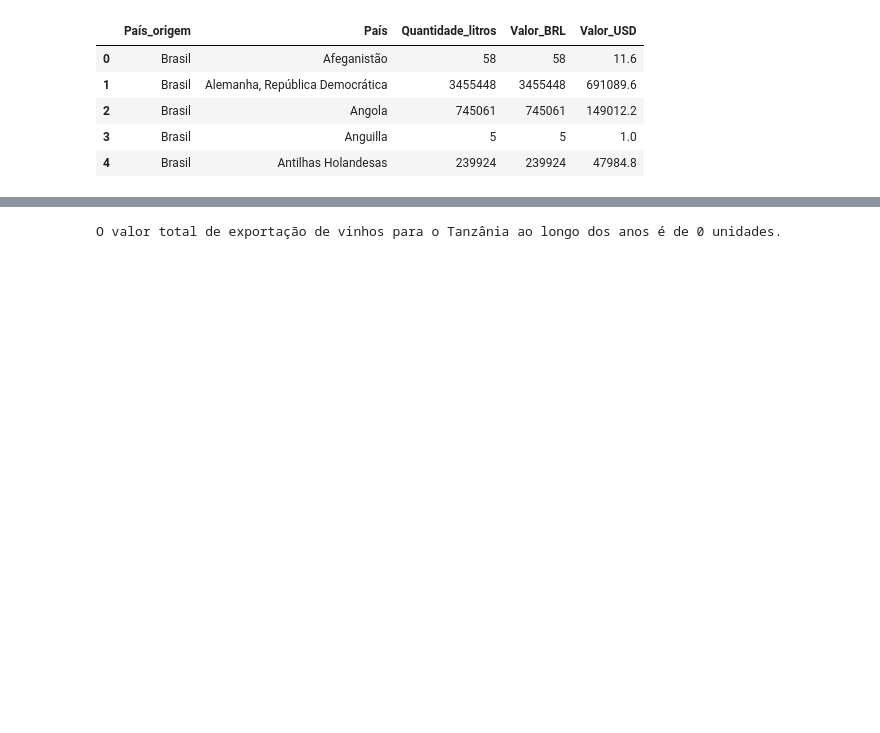
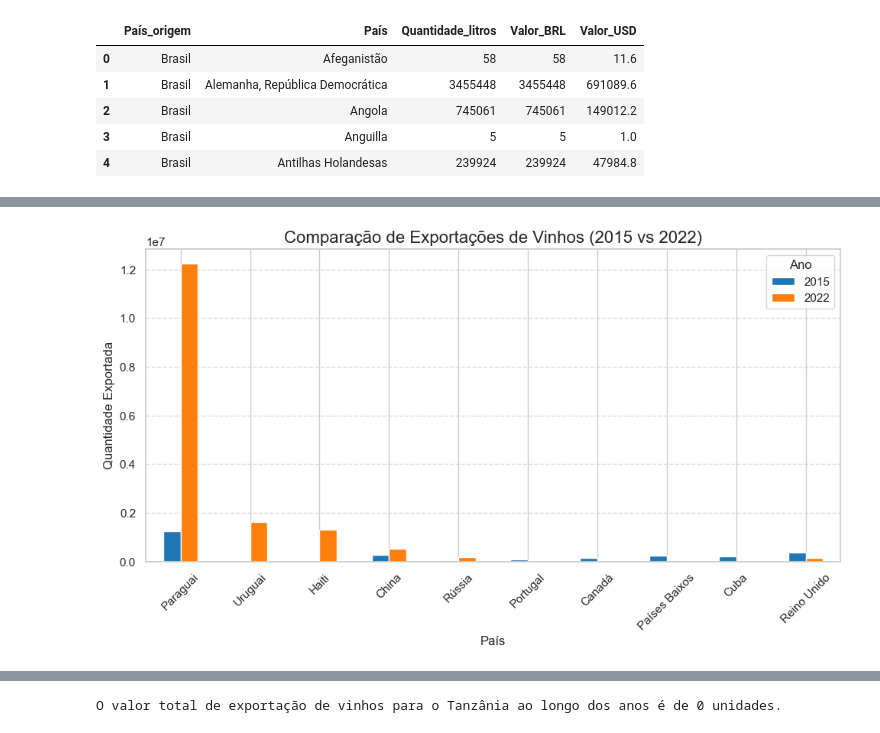
Before and after one commit to modelonulo/pos-fiap-ml, a Jupyter notebook: fase1_tech_challenge/camila_delduca_challange_fase1.ipynb, the cells around one changed output, grey strips where cells are left out. Saved outputs shown, nothing was run; the diff lists cells and outputs as text; code cells hidden in the pictures; blank space fills up the shorter version.

```diff
--- a/fase1_tech_challenge/camila_delduca_challange_fase1.ipynb
+++ b/fase1_tech_challenge/camila_delduca_challange_fase1.ipynb
@@ -152,0 +222,23 @@ plt.show()
+# %%
+# 4. Comparação de Exportações antes e depois de 2015
+exports_before_after_2015 = data[['País', '2015', '2022']].set_index('País')
+exports_before_after_2015['Diferença'] = exports_before_after_2015['2022'] - exports_before_after_2015['2015']
+exports_before_after_2015 = exports_before_after_2015.sort_values(by='Diferença', ascending=False)
+
+# Selecionar países para a visualização
+selected_countries = exports_before_after_2015.index[:5].tolist() + exports_before_after_2015.index[-5:].tolist()
+exports_selected_countries = exports_before_after_2015.loc[selected_countries]
+
+# Criar gráfico de barras para a comparação de exportações antes e depois de 2015
+ax4 = exports_selected_countries[['2015', '2022']].plot(kind='bar', color=['#1f77b4', '#ff7f0e'])
+ax4.set_title('Comparação de Exportações de Vinhos (2015 vs 2022)', fontsize=16)
+ax4.set_xlabel('País', fontsize=12)
+ax4.set_ylabel('Quantidade Exportada', fontsize=12)
+ax4.legend(title='Ano')
+ax4.grid(True, axis='y', linestyle='--', alpha=0.7)
+
+plt.tight_layout()
+plt.xticks(rotation=45)
+plt.show()
+# %% [output]
+[figure, added]
```
Also changed, not shown: parts of 11 cells of this notebook.
